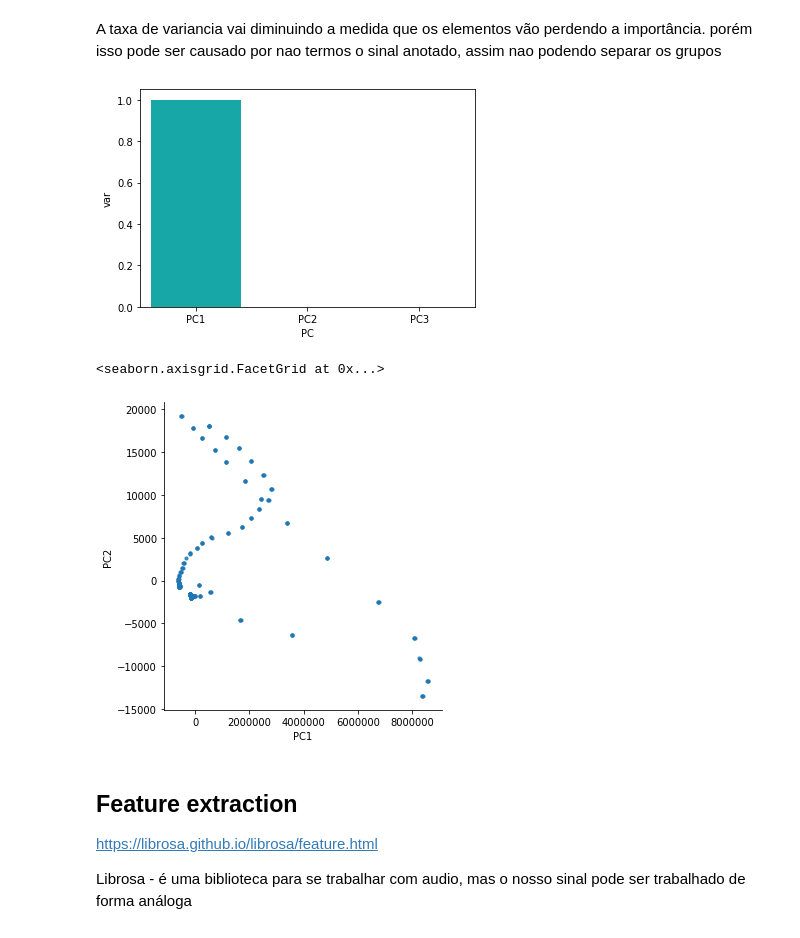
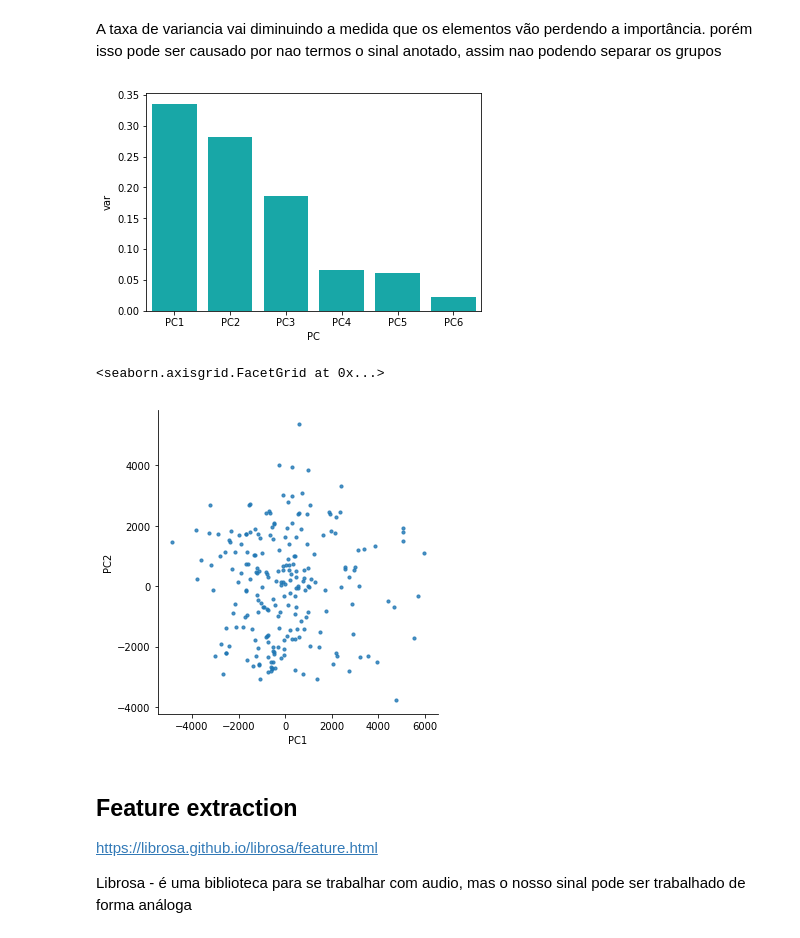
Before and after one commit to luizapozzobon/myo_project, a Jupyter notebook: Graficos.ipynb, the cells around one changed output. Cells and saved outputs as stored; diff of their text form; code cells hidden in the pictures.

```diff
--- a/Graficos.ipynb
+++ b/Graficos.ipynb
@@ -203,0 +139,25 @@ Explained Variance:  [9.99985664e-01 9.20668873e-06 2.67016732e-06]
+# %%
+url = '/home/ruan/Documents/Codes/Ecomp/myo_project/datasets/oficial/features.csv'
+# Dataset is now stored in a Pandas Dataframe
+
+#Pandas dataset
+Dataset_0 = pd.read_csv(url)
+Dataset = Dataset_0.drop('Label',axis=1)
+# print(Dataset.head(10))
+
+from sklearn.decomposition import PCA
+X = Dataset.values
+# print(X)
+pca = PCA(n_components=6)
+fit = pca.fit_transform(X)
+fit2 = pca.fit(X)
+print("Explained Variance: ", fit2.explained_variance_ratio_)
+# print(fit.components_)
+print(sum(fit2.explained_variance_ratio_))
+
+principalDf = pd.DataFrame(data=fit, columns=['Feature 1', 'Feature 2', 'Feature 3', 'Feature 4', 'Feature 5', 'Feature 6'])
+
+finalDf = pd.concat([principalDf, Dataset_0['Label']], axis=1)
+
+print(principalDf.head(10))
+print(finalDf.head(10))
@@ -206,14 +231,14 @@ A taxa de variancia vai diminuindo a medida que os elementos vão perdendo a imp
 # %%
 import seaborn as sns
 df = pd.DataFrame({'var':pca.explained_variance_ratio_,
-             'PC':['PC1','PC2','PC3']})
+             'PC':['PC1','PC2','PC3','PC4','PC5','PC6']})
 sns.barplot(x='PC',y="var", data=df, color="c");
 # %% [output]
-[figure, old version]
+[figure, new version]
 # %%
 pc = pca.fit_transform(X)
 pc_df = pd.DataFrame(data = pc ,
-        columns = ['PC1', 'PC2','PC3'])
+        columns = ['PC1','PC2','PC3','PC4','PC5','PC6'])
 pc_df.head()
 sns.lmplot( x="PC1", y="PC2",
   data=pc_df,
@@ -222,7 +247,7 @@ sns.lmplot( x="PC1", y="PC2",
   scatter_kws={"s": 10}) # specify the point size
 # %% [output]
 <seaborn.axisgrid.FacetGrid at 0x...>
-[figure, old version]
+[figure, new version]
 # %% [markdown]
 ## Feature extraction
 https://librosa.github.io/librosa/feature.html
```
Also changed, not shown: parts of 14 cells of this notebook, 2 other files.
